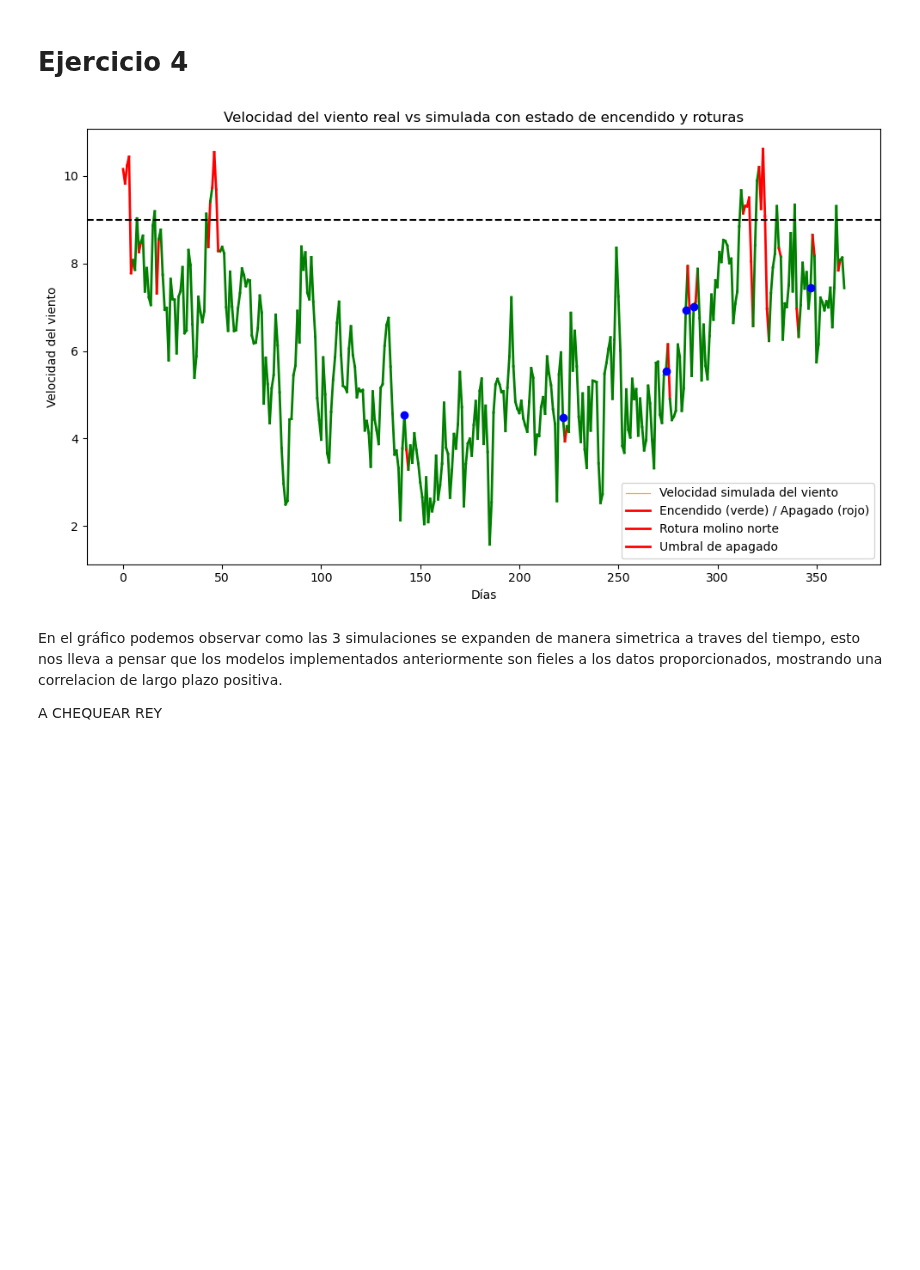
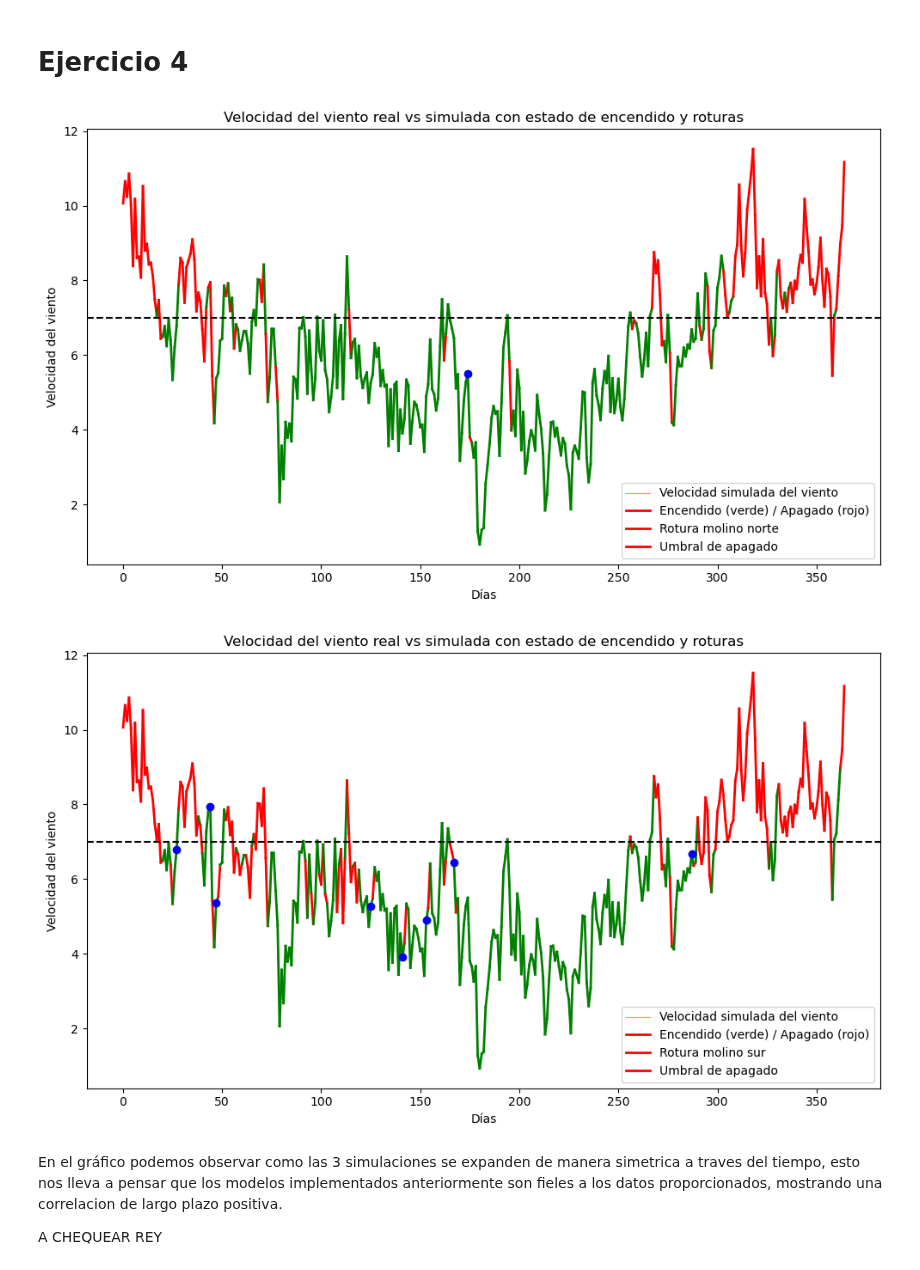
Before and after one commit to MarianoSanson/tp-viento, a Jupyter notebook: viento.ipynb, the cells around one changed output. Saved outputs shown, nothing was run; the diff lists cells and outputs as text; code cells hidden in the pictures; blank space fills up the shorter version.

```diff
--- a/viento.ipynb
+++ b/viento.ipynb
@@ -391,44 +391,58 @@ plt.show()
 # %% [markdown]
 # Ejercicio 4
 # %%
-simular_encendido_norte = simulacion_ambos_molinos[0][1]
+def graficar_estado_molino(sim,roturas,encendido,region):
+    # Datos ya calculados: simulacion_norte (velocidad del viento), simular_encendido_norte (estado de encendido) y simular_rotura_norte (roturas)
+    dias = np.arange(len(sim))
 
-simular_rotura_norte = simulacion_ambos_molinos[0][2]
+    # Graficar la velocidad del viento
+    plt.figure(figsize=(10, 6))
+    plt.plot(dias, sim, color='orange', label='Velocidad simulada del viento', linewidth=0.85)
 
-# Datos ya calculados: simulacion_norte (velocidad del viento), simular_encendido_norte (estado de encendido) y simular_rotura_norte (roturas)
-dias = np.arange(len(simulacion_norte))
+    # Graficar línea verde o roja según el valor de simular_encendido_norte
+    for i in range(len(sim) - 1):
+        if encendido[i] == 1:  # Encendido (True)
+            plt.plot([dias[i], dias[i+1]], [sim[i], sim[i+1]], color='green', linewidth=2)
+        else:  # Apagado (False)
+            plt.plot([dias[i], dias[i+1]], [sim[i], sim[i+1]], color='red', linewidth=2)
 
-# Graficar la velocidad del viento
-plt.figure(figsize=(10, 6))
-plt.plot(dias, simulacion_norte, color='orange', label='Velocidad simulada del viento', linewidth=0.85)
+    # Graficar roturas con puntos en la posición donde ocurre una rotura (simular_rotura_norte == 1)
+    rotura_indices = np.where(np.array(roturas) == 1)[0]
+    plt.scatter(rotura_indices, np.array(sim)[rotura_indices], color='blue', label=f'Rotura molino {region}', zorder=5)
 
-# Graficar línea verde o roja según el valor de simular_encendido_norte
-for i in range(len(simulacion_norte) - 1):
-    if simular_encendido_norte[i] == 1:  # Encendido (True)
-        plt.plot([dias[i], dias[i+1]], [simulacion_norte[i], simulacion_norte[i+1]], color='green', linewidth=2)
-    else:  # Apagado (False)
-        plt.plot([dias[i], dias[i+1]], [simulacion_norte[i], simulacion_norte[i+1]], color='red', linewidth=2)
+    # Graficar línea horizontal en y = 9
+    plt.axhline(y=7, color='black', linestyle='--', label='Umbral de apagado')
 
-# Graficar roturas con puntos en la posición donde ocurre una rotura (simular_rotura_norte == 1)
-rotura_indices = np.where(np.array(simular_rotura_norte) == 1)[0]
-plt.scatter(rotura_indices, np.array(simulacion_norte)[rotura_indices], color='blue', label='Rotura molino norte', zorder=5)
+    # Añadir etiquetas y título
+    plt.xlabel('Días')
+    plt.ylabel('Velocidad del viento')
+    plt.title('Velocidad del viento real vs simulada con estado de encendido y roturas')
 
-# Graficar línea horizontal en y = 9
-plt.axhline(y=9, color='black', linestyle='--', label='Umbral de apagado')
+    # Añadir leyenda
+    plt.legend(['Velocidad simulada del viento', 'Encendido (verde) / Apagado (rojo)', f'Rotura molino {region}', 'Umbral de apagado'])
 
-# Añadir etiquetas y título
-plt.xlabel('Días')
-plt.ylabel('Velocidad del viento')
-plt.title('Velocidad del viento real vs simulada con estado de encendido y roturas')
-
-# Añadir leyenda
-plt.legend(['Velocidad simulada del viento', 'Encendido (verde) / Apagado (rojo)', 'Rotura molino norte', 'Umbral de apagado'])
-
-# Mostrar el gráfico
-plt.tight_layout()
-plt.show()
+    # Mostrar el gráfico
+    plt.tight_layout()
+    plt.show()
-# %% [output]
-[figure, removed]
+# %%
+simular_encendido_norte = simulacion_ambos_molinos[0][1]
+
+simular_rotura_norte = simulacion_ambos_molinos[0][2]
+
+simular_norte = simulacion_ambos_molinos[0][0]
+
+simular_encendido_sur = simulacion_ambos_molinos[1][1]
+
+simular_rotura_sur = simulacion_ambos_molinos[1][2]
+
+simular_sur = simulacion_ambos_molinos[1][0]
+
+graficar_estado_molino(simular_viento,simular_rotura_norte,simular_encendido_norte,"norte")
+
+graficar_estado_molino(simular_viento,simular_rotura_sur,simular_encendido_sur,"sur")
+# %% [output]
+[figure, added]
+[figure, added]
 # %% [markdown]
 En el gráfico podemos observar como las 3 simulaciones se expanden de manera simetrica a traves del tiempo, esto nos lleva a pensar que los modelos implementados anteriormente son fieles a los datos proporcionados, mostrando una correlacion de largo plazo positiva.
 
```
Also changed, not shown: parts of 20 cells of this notebook.
